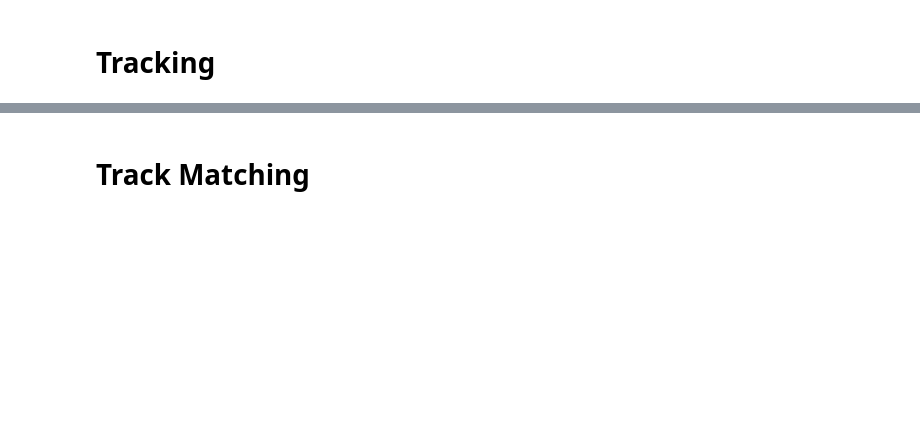
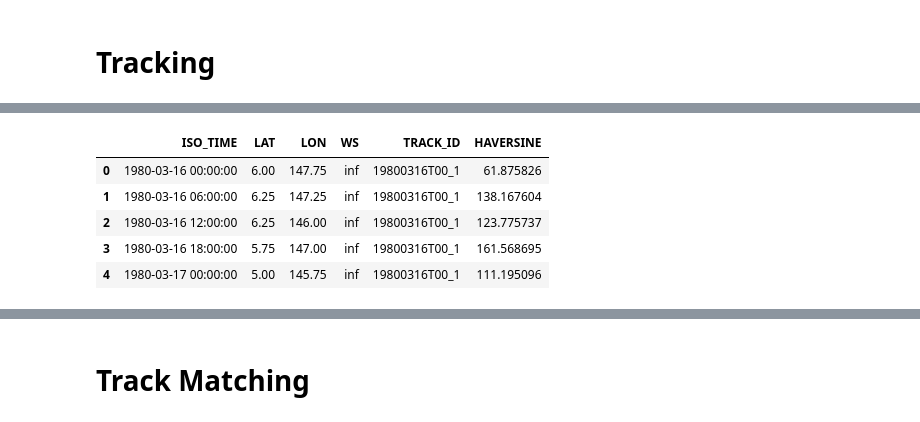
Before and after one commit to CMCC-Foundation/ml-tropical-cyclones-detection, a Jupyter notebook: notebook/results_analysis.ipynb, the cells around one changed output, grey strips where cells are left out. Drawn from its saved outputs; the diff is of its cells as text; code cells hidden in the pictures; blank space fills up the shorter version.

```diff
--- a/notebook/results_analysis.ipynb
+++ b/notebook/results_analysis.ipynb
@@ -242,16 +245,22 @@ observed_tracks.head()
 # %%
-# # apply tracking scheme
-# tracking_src = f'/Users/davide/Developer/ml-tropical-cyclones-detection/data/inference/{selected_model}/tracking.csv'
-# if not os.path.exists(tracking_src):
-#     detected_tracks = init_track_dataframe(detections)
-#     # detected_tracks = tracking_algorithm(detected_tracks, max_distance_tracking, min_track_count)
-#     detected_tracks = paper_tracking_algorithm(detected_tracks, max_distance_tracking, min_track_count)
-#     detected_tracks.to_csv(tracking_src)
-# else:
-#     detected_tracks = pd.read_csv(tracking_src, index_col=0)
-# # store detected tracks to disk
-# detected_tracks.head()
+# apply tracking scheme
+tracking_src = f'/Users/davide/Developer/ml-tropical-cyclones-detection/data/inference/{selected_model}/tracking.csv'
+if not os.path.exists(tracking_src):
+    detected_tracks = init_track_dataframe(detections)
+    detected_tracks = tracking_algorithm(detected_tracks, max_track_distance_tracking, min_track_count)
+    # detected_tracks = paper_tracking_algorithm(detected_tracks, max_track_distance_tracking, min_track_count)
+    detected_tracks.to_csv(tracking_src)
+else:
+    detected_tracks = pd.read_csv(tracking_src, index_col=0)
+detected_tracks.head()
 
-detected_tracks = init_track_dataframe(detections)
-detected_tracks = tracking_algorithm(detected_tracks, max_distance_tracking, min_track_count)
-# detected_tracks = paper_tracking_algorithm(detected_tracks, max_distance_tracking, min_track_count)
+# detected_tracks = init_track_dataframe(detections)
+# detected_tracks = tracking_algorithm(detected_tracks, max_track_distance_tracking, min_track_count)
+# detected_tracks = paper_tracking_algorithm(detected_tracks, max_track_distance_tracking, min_track_count)
+# %% [output]
+|  | ISO_TIME | LAT | LON | WS | TRACK_ID | HAVERSINE |
+| 0 | 1980-03-16 00:00:00 | 6.00 | 147.75 | inf | 19800316T00_1 | 61.875826 |
+| 1 | 1980-03-16 06:00:00 | 6.25 | 147.25 | inf | 19800316T00_1 | 138.167604 |
+| 2 | 1980-03-16 12:00:00 | 6.25 | 146.00 | inf | 19800316T00_1 | 123.775737 |
+| 3 | 1980-03-16 18:00:00 | 5.75 | 147.00 | inf | 19800316T00_1 | 161.568695 |
+| 4 | 1980-03-17 00:00:00 | 5.00 | 145.75 | inf | 19800316T00_1 | 111.195096 |
```
Also changed, not shown: parts of 31 cells of this notebook, 3 other files.
